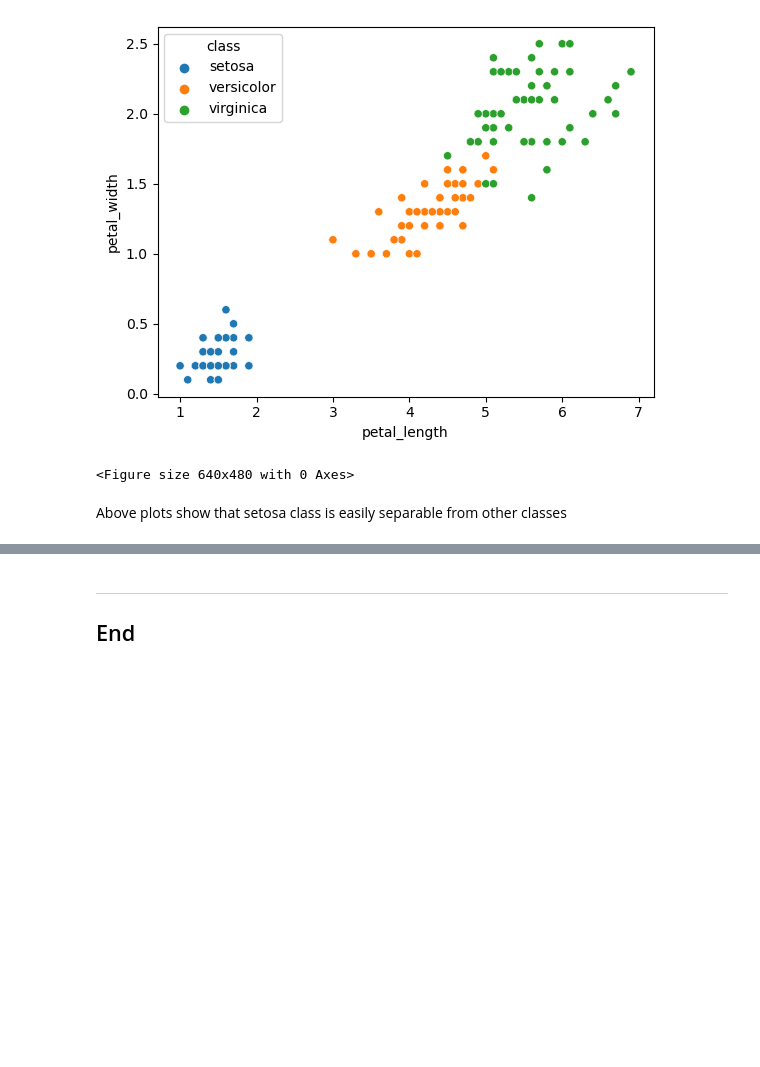
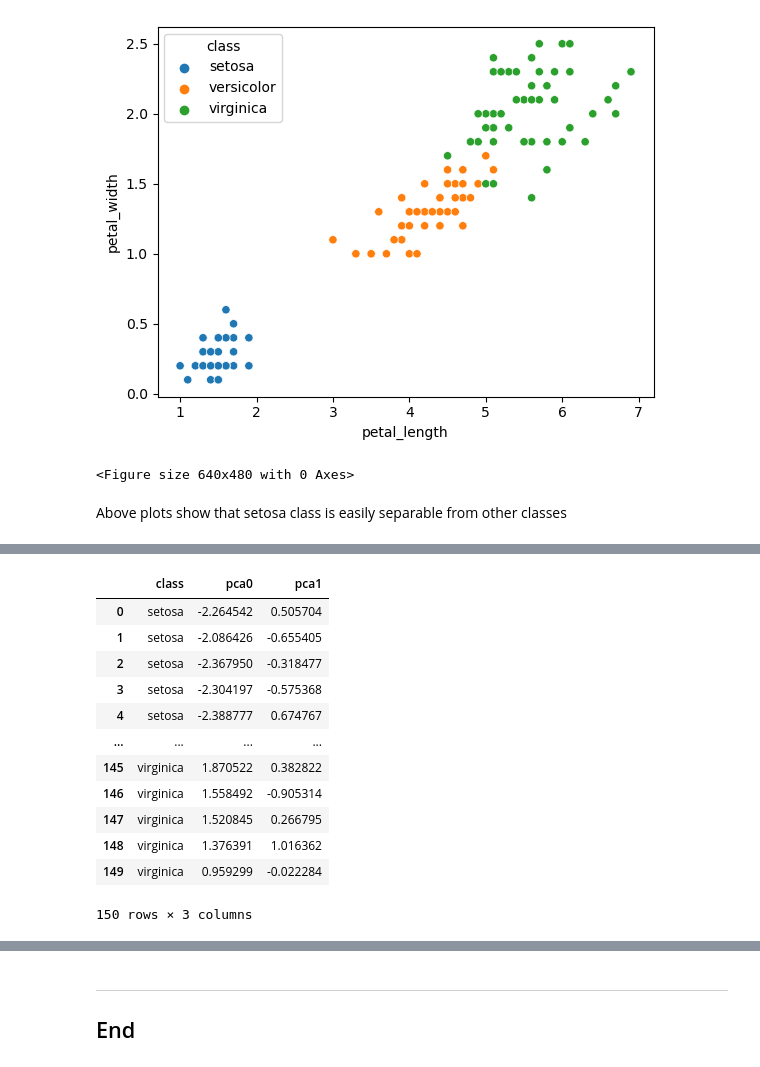
Before and after one commit to G00411367/machine-learning-stats, a Jupyter notebook: tasks.ipynb, the cells around one changed output, grey strips where cells are left out. Cells and saved outputs as stored; diff of their text form; code cells hidden in the pictures; blank space fills up the shorter version.

```diff
--- a/tasks.ipynb
+++ b/tasks.ipynb
@@ -651,0 +809,19 @@ Above plots show that setosa class is easily separable from other classes
+# %%
+# Incoroprate PCA variables
+df_pca['pca0'] = X_pca[:, 0]
+df_pca['pca1'] = X_pca[:, 1]
+df_pca
+# %% [output]
+|  | class | pca0 | pca1 |
+| 0 | setosa | -2.264542 | 0.505704 |
+| 1 | setosa | -2.086426 | -0.655405 |
+| 2 | setosa | -2.367950 | -0.318477 |
+| 3 | setosa | -2.304197 | -0.575368 |
+| 4 | setosa | -2.388777 | 0.674767 |
+| ... | ... | ... | ... |
+| 145 | virginica | 1.870522 | 0.382822 |
+| 146 | virginica | 1.558492 | -0.905314 |
+| 147 | virginica | 1.520845 | 0.266795 |
+| 148 | virginica | 1.376391 | 1.016362 |
+| 149 | virginica | 0.959299 | -0.022284 |
+150 rows × 3 columns
```
Also changed, not shown: parts of 25 cells of this notebook, 2 other files.
